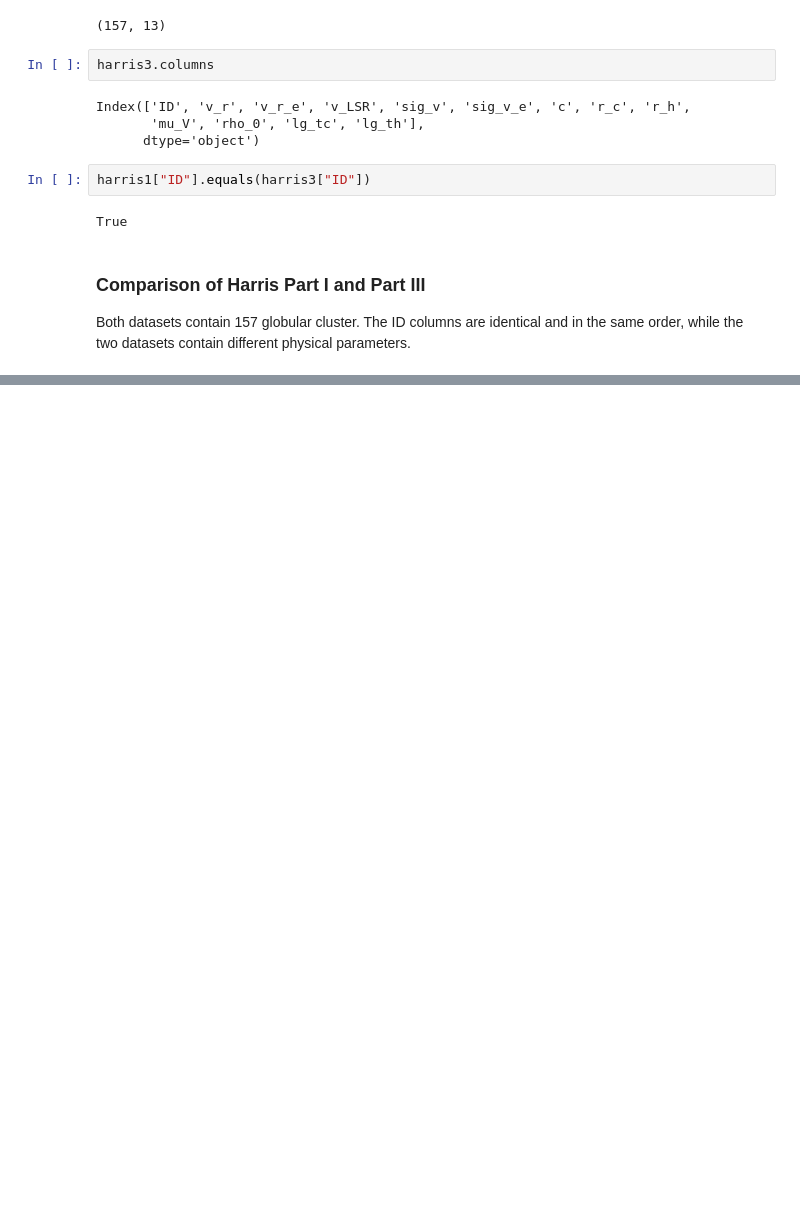
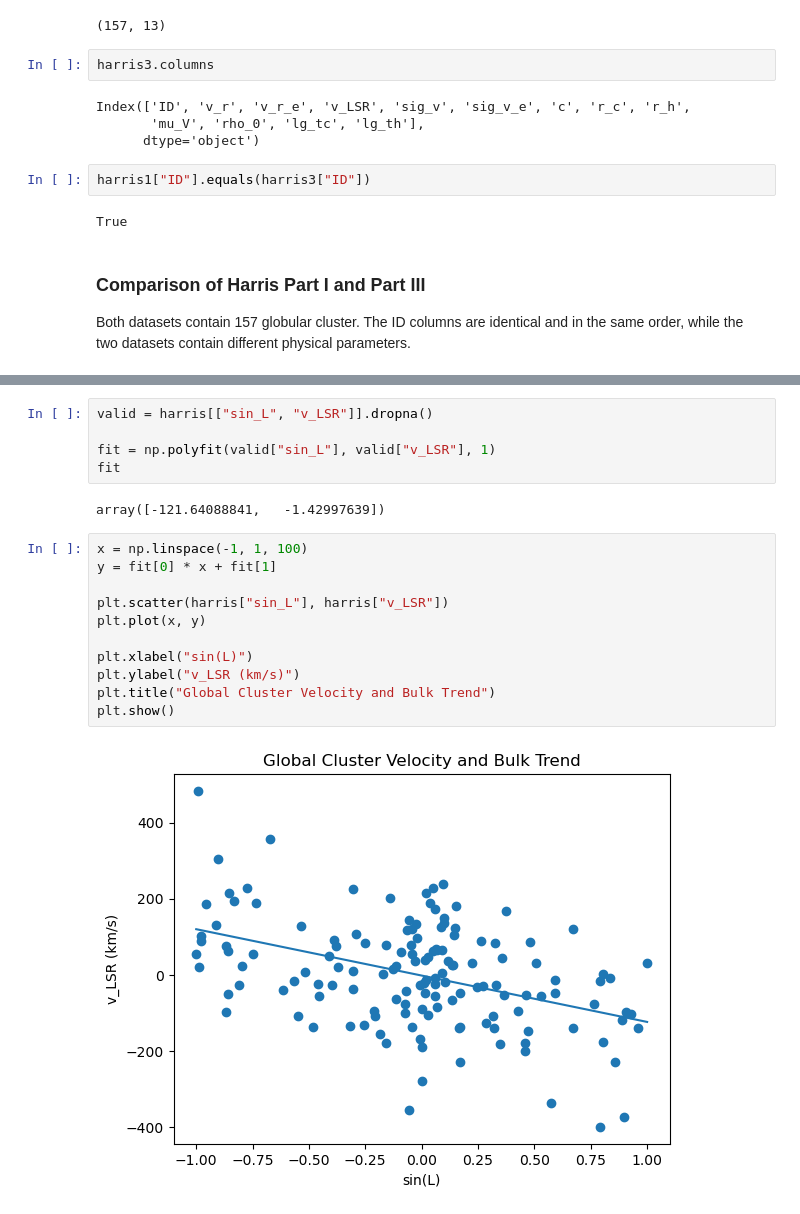
Before and after one commit to JIAQIZHANG721/PHYS3116_Accretion_Detectives, a Jupyter notebook: Jiaqi_analysis.ipynb, the cells around one changed output, grey strips where cells are left out. Drawn from its saved outputs; the diff is of its cells as text; blank space fills up the shorter version.

```diff
--- a/Jiaqi_analysis.ipynb
+++ b/Jiaqi_analysis.ipynb
@@ -50,0 +169,20 @@ Both datasets contain 157 globular cluster. The ID columns are identical and in
+# %%
+valid = harris[["sin_L", "v_LSR"]].dropna()
+
+fit = np.polyfit(valid["sin_L"], valid["v_LSR"], 1)
+fit
+# %% [output]
+array([-121.64088841,   -1.42997639])
+# %%
+x = np.linspace(-1, 1, 100)
+y = fit[0] * x + fit[1]
+
+plt.scatter(harris["sin_L"], harris["v_LSR"])
+plt.plot(x, y)
+
+plt.xlabel("sin(L)")
+plt.ylabel("v_LSR (km/s)")
+plt.title("Global Cluster Velocity and Bulk Trend")
+plt.show()
+# %% [output]
+[figure, added]
```
Also changed, not shown: parts of 18 cells of this notebook.
